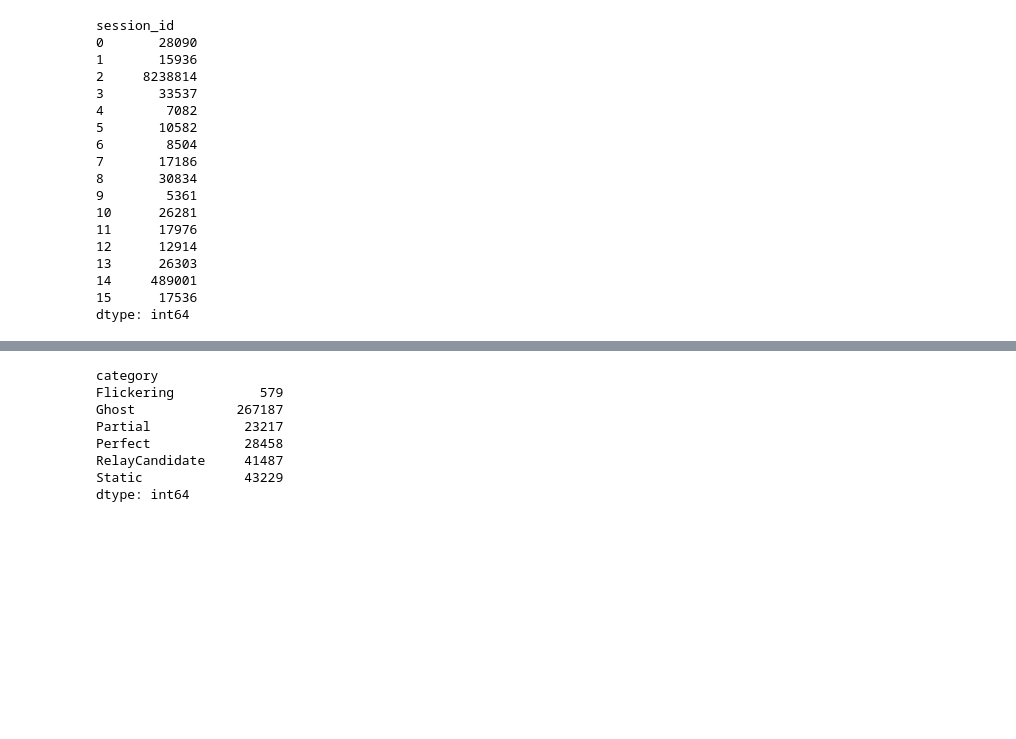
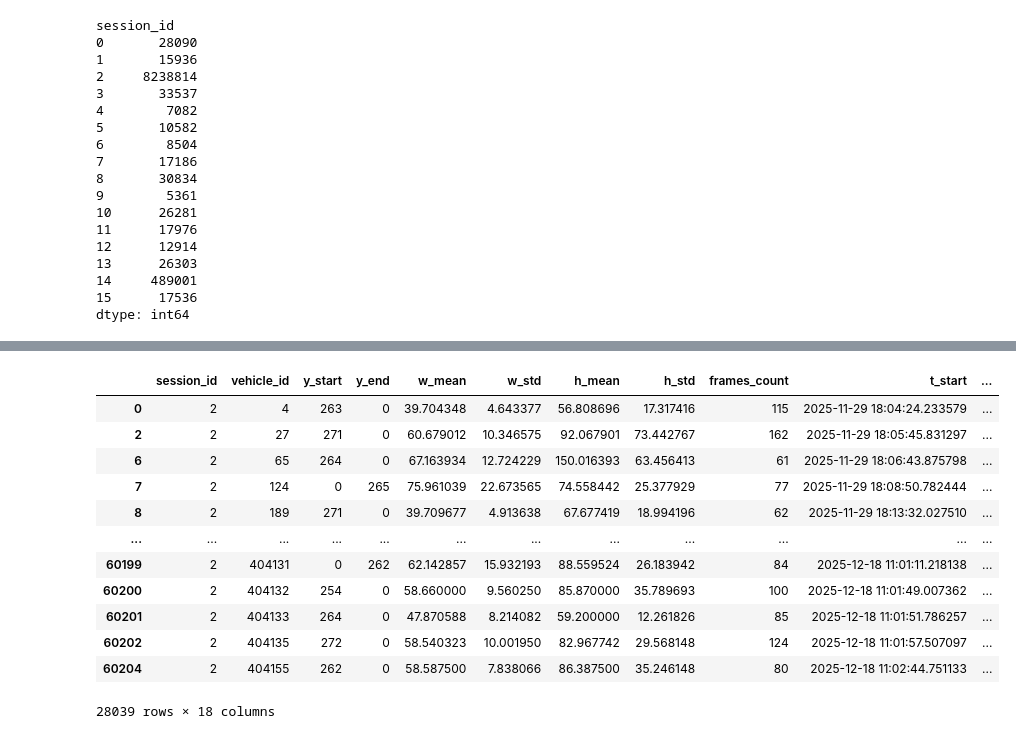
Before and after one commit to mikeandrusyak/Traffic-monitoring-Challenge, a Jupyter notebook: load_data_from_database.ipynb, the cells around one changed output, grey strips where cells are left out. Drawn from its saved outputs; the diff is of its cells as text; code cells hidden in the pictures; blank space fills up the shorter version.

```diff
--- a/load_data_from_database.ipynb
+++ b/load_data_from_database.ipynb
@@ -184,12 +69 @@ final_summary = categorize_ids(session_df)
-# %%
-final_summary.groupby('category').agg('size')
-# %% [output]
-category
-Flickering           579
-Ghost             267187
-Partial            23217
-Perfect            28458
-RelayCandidate     41487
-Static             43229
-dtype: int64
 # %%
@@ -317,6 +70,21 @@ def plot_interactive_matrix(final_summary, dims=None, width=1200, height=1100,
 fig = plot_interactive_matrix(final_summary, max_points_per_category=500)
 fig.show()
 # %%
-# filtered_final_summary = final_summary[(final_summary['category'] == 'RelayCandidate')]
-# filtered_final_summary
+filter_category = 'Perfect'
+filtered_final_summary = final_summary[(final_summary['category'] == filter_category)]
+filtered_final_summary
+# %% [output]
+|  | session_id | vehicle_id | y_start | y_end | w_mean | w_std | h_mean | h_std | frames_count | t_start | ... |
+| 0 | 2 | 4 | 263 | 0 | 39.704348 | 4.643377 | 56.808696 | 17.317416 | 115 | 2025-11-29 18:04:24.233579 | ... |
+| 2 | 2 | 27 | 271 | 0 | 60.679012 | 10.346575 | 92.067901 | 73.442767 | 162 | 2025-11-29 18:05:45.831297 | ... |
+| 6 | 2 | 65 | 264 | 0 | 67.163934 | 12.724229 | 150.016393 | 63.456413 | 61 | 2025-11-29 18:06:43.875798 | ... |
+| 7 | 2 | 124 | 0 | 265 | 75.961039 | 22.673565 | 74.558442 | 25.377929 | 77 | 2025-11-29 18:08:50.782444 | ... |
+| 8 | 2 | 189 | 271 | 0 | 39.709677 | 4.913638 | 67.677419 | 18.994196 | 62 | 2025-11-29 18:13:32.027510 | ... |
+| ... | ... | ... | ... | ... | ... | ... | ... | ... | ... | ... | ... |
+| 60199 | 2 | 404131 | 0 | 262 | 62.142857 | 15.932193 | 88.559524 | 26.183942 | 84 | 2025-12-18 11:01:11.218138 | ... |
+| 60200 | 2 | 404132 | 254 | 0 | 58.660000 | 9.560250 | 85.870000 | 35.789693 | 100 | 2025-12-18 11:01:49.007362 | ... |
+| 60201 | 2 | 404133 | 264 | 0 | 47.870588 | 8.214082 | 59.200000 | 12.261826 | 85 | 2025-12-18 11:01:51.786257 | ... |
+| 60202 | 2 | 404135 | 272 | 0 | 58.540323 | 10.001950 | 82.967742 | 29.568148 | 124 | 2025-12-18 11:01:57.507097 | ... |
+| 60204 | 2 | 404155 | 262 | 0 | 58.587500 | 7.838066 | 86.387500 | 35.246148 | 80 | 2025-12-18 11:02:44.751133 | ... |
+28039 rows × 18 columns
 # %%
```
Also changed, not shown: parts of 12 cells of this notebook, 2 other files.
